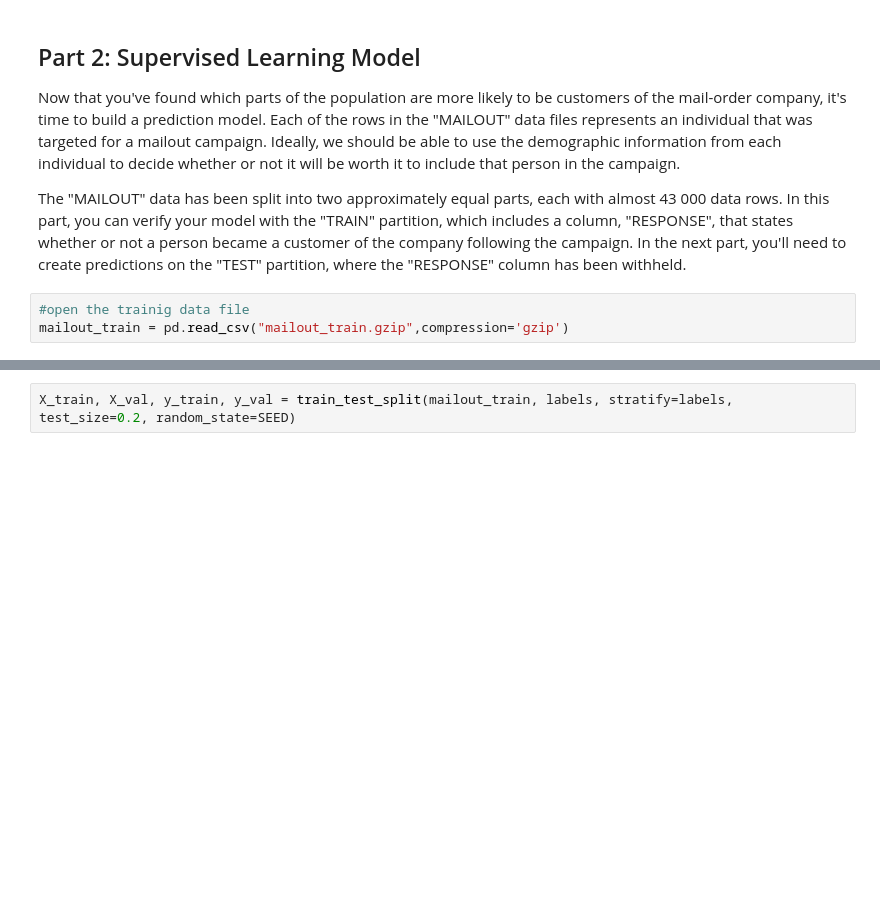
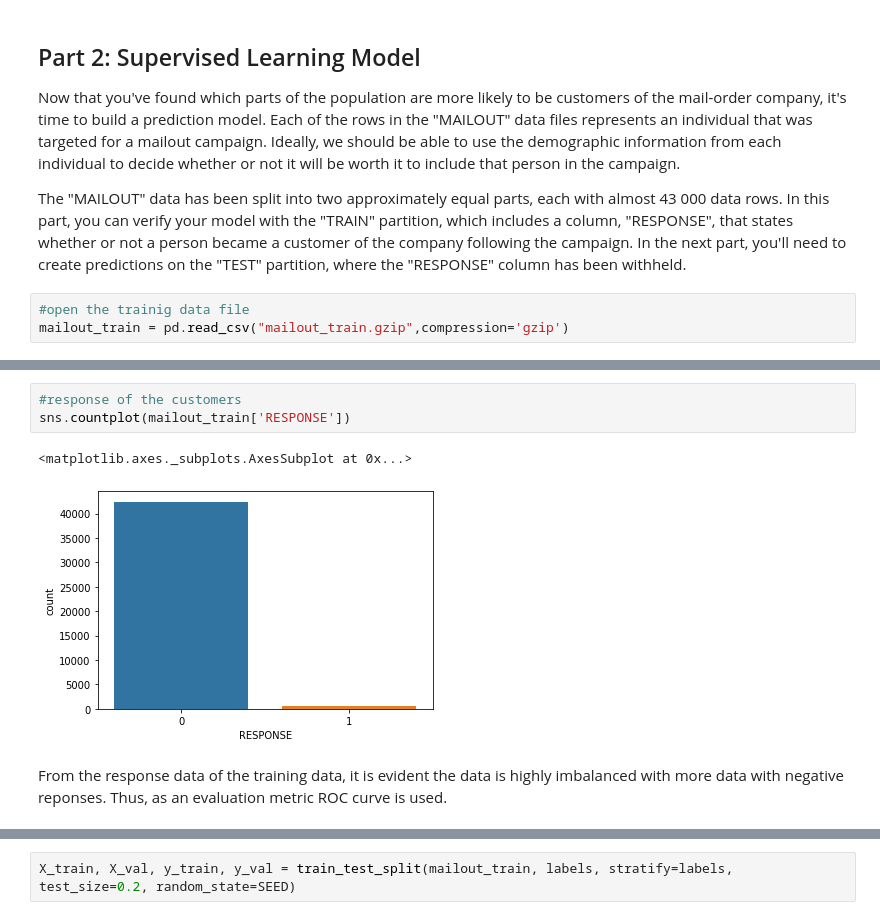
Before and after one commit to supulij/Arvato-Customer-Segmentation-for-mail-order, a Jupyter notebook: Arvato_Project_Colab.ipynb, the cells around one changed output, grey strips where cells are left out. Drawn from its saved outputs; the diff is of its cells as text; blank space fills up the shorter version.

```diff
--- a/Arvato_Project_Colab.ipynb
+++ b/Arvato_Project_Colab.ipynb
@@ -682,0 +711,8 @@ mailout_train.replace(null_columns, np.nan, inplace=True)
+# %%
+#response of the customers
+sns.countplot(mailout_train['RESPONSE'])
+# %% [output]
+<matplotlib.axes._subplots.AxesSubplot at 0x...>
+[figure, added]
+# %% [markdown]
+From the response data of the training data, it is evident the data is highly imbalanced with more data with negative reponses. Thus, as an evaluation metric ROC curve is used.
```
Also changed, not shown: parts of 25 cells of this notebook.
